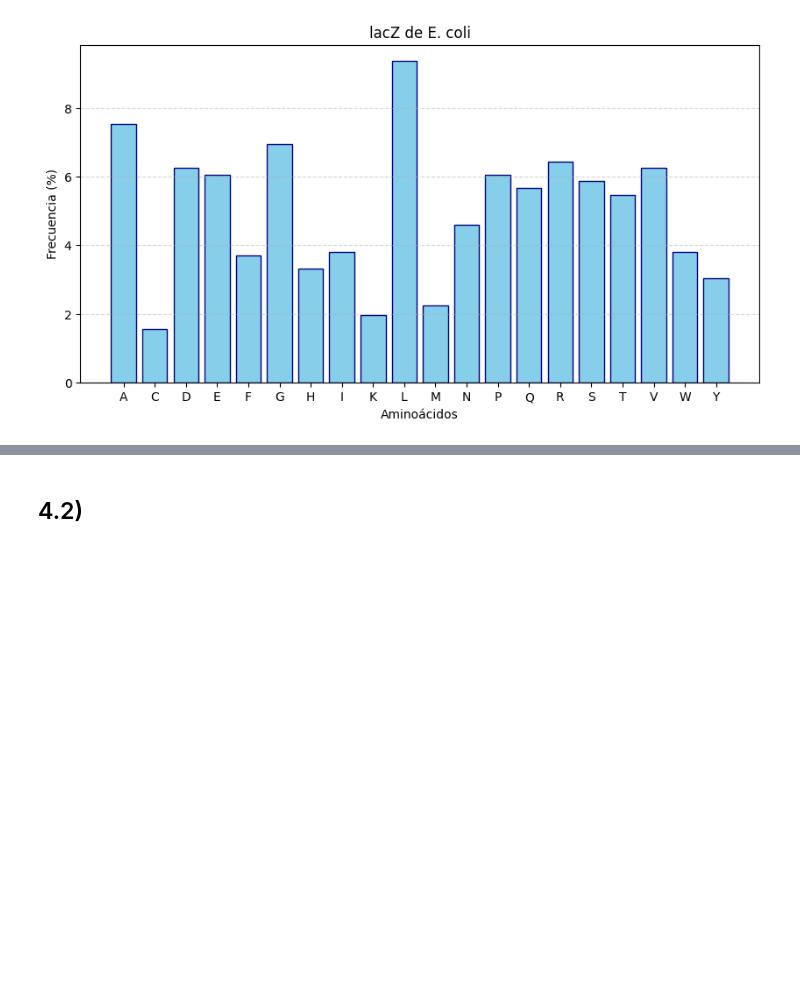
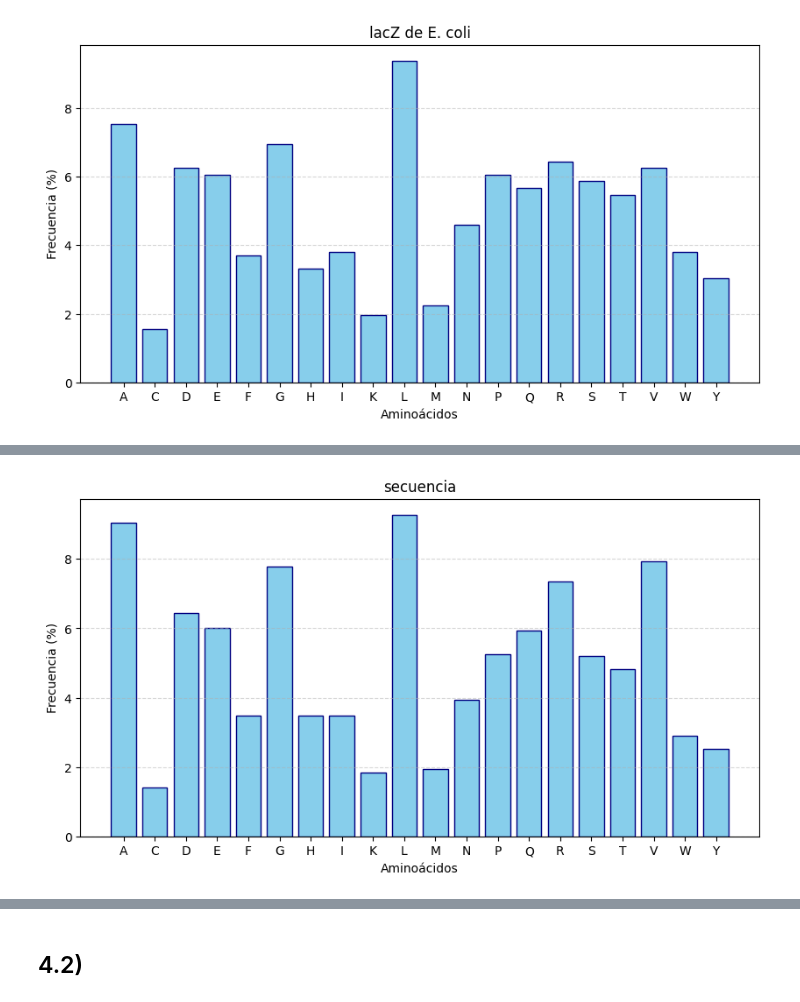
Before and after one commit to Nicowkra/BioInfoTps, a Jupyter notebook: TP1/TP1.ipynb, the cells around one changed output, grey strips where cells are left out. Drawn from its saved outputs; the diff is of its cells as text; code cells hidden in the pictures; blank space fills up the shorter version.

```diff
--- a/TP1/TP1.ipynb
+++ b/TP1/TP1.ipynb
@@ -710,0 +739,13 @@ graficarFreq(calcFreq(protLacz), titulo="lacZ de E. coli")
+# %%
+secuencia = []
+listaIds = ["V00296.1", "V00340.1", "X57193.1","L43967.2", "M20568.1","U07164.1"]
+for id in listaIds:
+    seq = getGen(id)
+    seqL = str(seq.seq)
+    protGen = traducir(seqL)
+    secuencia.append(protGen)
+secFinal = "".join(secuencia)
+
+graficarFreq(calcFreq(secFinal), titulo="Secuencia ")
+# %% [output]
+[figure, added]
```
Also changed, not shown: parts of 5 cells of this notebook.
